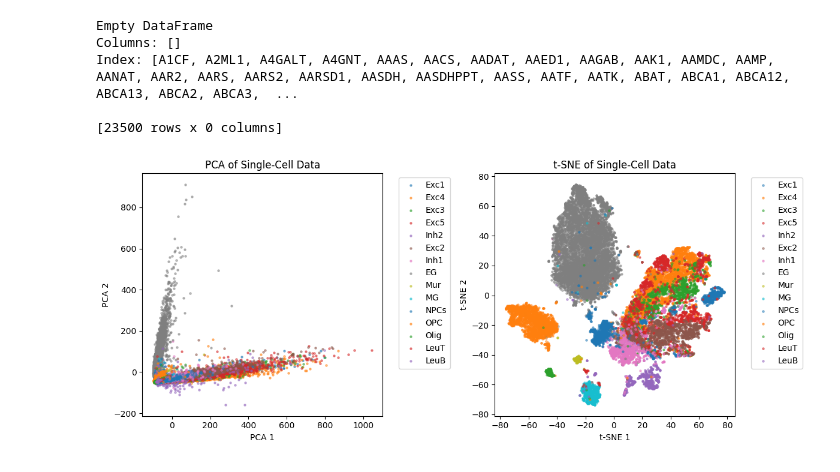
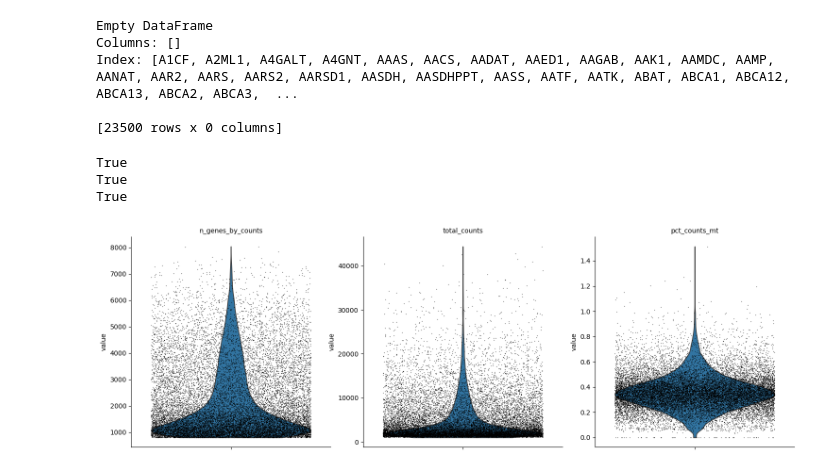
Before and after one commit to BlueberryOreo/Machine-Learning-suda-2025-fall-Course-Report, a Jupyter notebook: code/test.ipynb, the cells around one changed output. Saved outputs shown, nothing was run; the diff lists cells and outputs as text; code cells hidden in the pictures.

```diff
--- a/code/test.ipynb
+++ b/code/test.ipynb
@@ -59,24 +52,17 @@ tsne_result = tsne.fit_transform(processed_data)
-# %%
-# Plot PCA result
-plt.figure(figsize=(12, 5))
-plt.subplot(1, 2, 1)
-for cell_type in label.unique():
-    indices = label == cell_type
-    plt.scatter(pca_result[indices, 0], pca_result[indices, 1], label=cell_type, alpha=0.5, s=5)
-plt.title('PCA of Single-Cell Data')
-plt.xlabel('PCA 1')
-plt.ylabel('PCA 2')
-plt.legend(bbox_to_anchor=(1.05, 1), loc='upper left')
-# Plot t-SNE result
-plt.subplot(1, 2, 2)
-for cell_type in label.unique():
-    indices = label == cell_type
-    plt.scatter(tsne_result[indices, 0], tsne_result[indices, 1], label=cell_type, alpha=0.5, s=5)
-plt.title('t-SNE of Single-Cell Data')
-plt.xlabel('t-SNE 1')
-plt.ylabel('t-SNE 2')
-plt.legend(bbox_to_anchor=(1.05, 1), loc='upper left')
-plt.tight_layout()
-plt.show()
-# %% [output]
-[figure, removed]
+# %%
+print(any(raw_data.var_names.str.startswith('MT'))) # 线粒体基因
+print(any(raw_data.var_names.str.startswith('RPS'))) # 核糖体蛋白 S 基因
+print(any(raw_data.var_names.str.startswith('RPL'))) # 核糖体蛋白 L 基因
+
+raw_data.var['mt'] = raw_data.var_names.str.startswith('MT')
+raw_data.var['ribo'] = raw_data.var_names.str.startswith(('RPS', 'RPL'))
+# %% [output]
+True
+True
+True
+# %%
+sc.pp.calculate_qc_metrics(raw_data, qc_vars=['mt', 'ribo'], percent_top=None, log1p=False, inplace=True)
+# %%
+sc.pl.violin(raw_data, ["n_genes_by_counts", "total_counts", "pct_counts_mt"], jitter=0.4, multi_panel=True)
+# %% [output]
+[figure, added]
```
Also changed, not shown: parts of 3 cells of this notebook.
